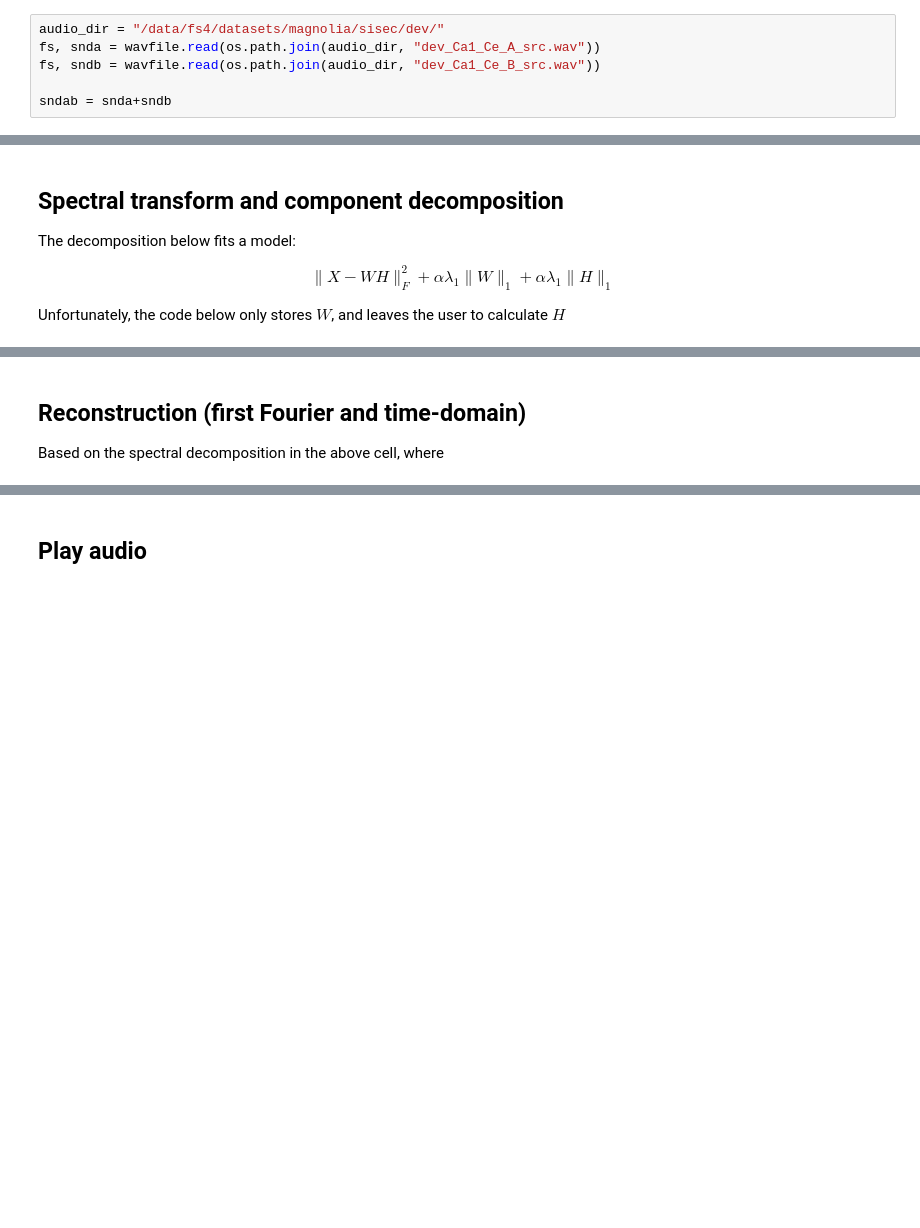
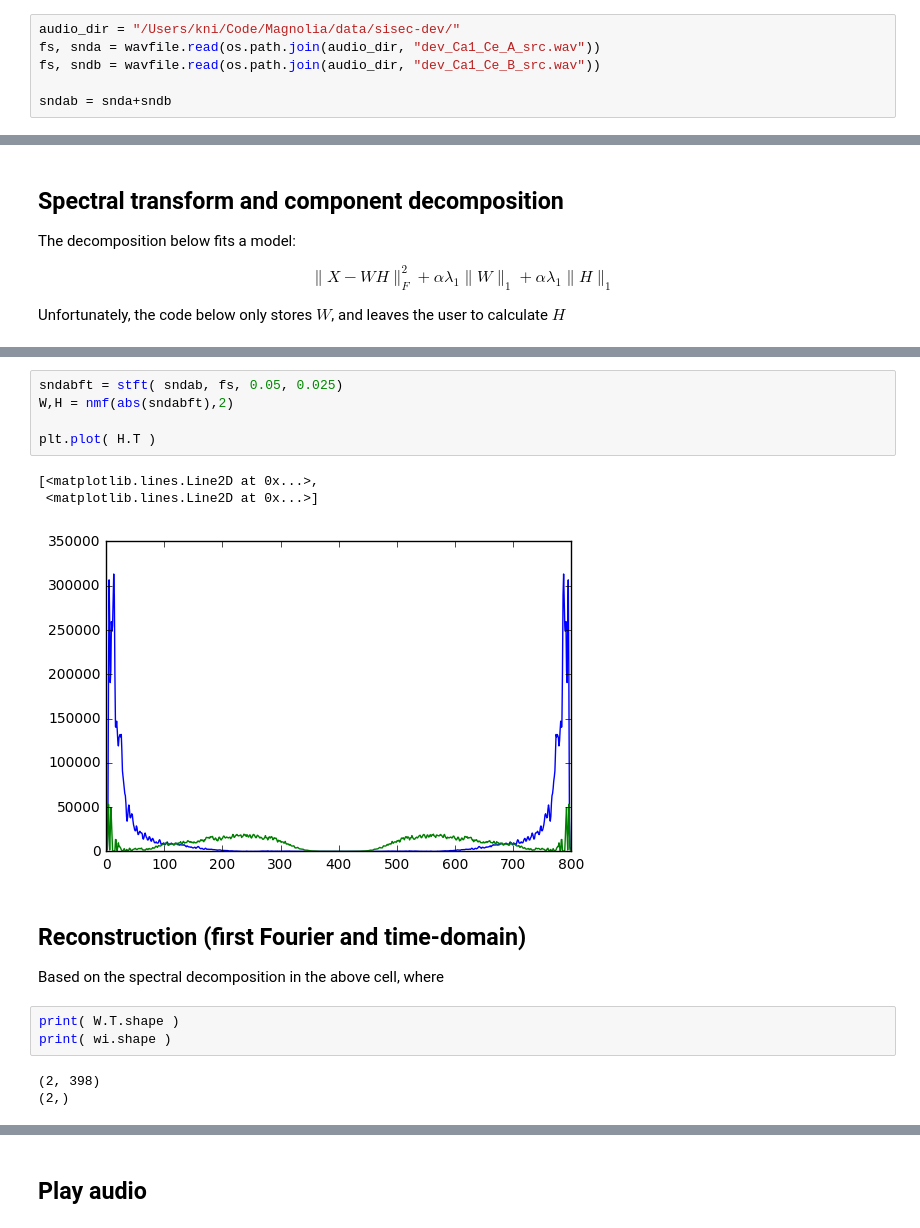
Before and after one commit to Lab41/Magnolia, a Jupyter notebook: src/factorization/implemented-nmf.ipynb, the cells around one changed output, grey strips where cells are left out. Cells and saved outputs as stored; diff of their text form; blank space fills up the shorter version.

```diff
--- a/src/factorization/implemented-nmf.ipynb
+++ b/src/factorization/implemented-nmf.ipynb
@@ -21,7 +17,7 @@ Using gpu device 0: GeForce GTX TITAN X (CNMeM is disabled, cuDNN 5110)
 # %% [markdown]
 ## Read in the data
 # %%
-audio_dir = "/data/fs4/datasets/magnolia/sisec/dev/"
+audio_dir = "/Users/kni/Code/Magnolia/data/sisec-dev/"
 fs, snda = wavfile.read(os.path.join(audio_dir, "dev_Ca1_Ce_A_src.wav"))
 fs, sndb = wavfile.read(os.path.join(audio_dir, "dev_Ca1_Ce_B_src.wav"))
 
@@ -107,5 +71,20 @@ KeyboardInterrupt:
+# %%
+sndabft = stft( sndab, fs, 0.05, 0.025)
+W,H = nmf(abs(sndabft),2)
+
+plt.plot( H.T )
+# %% [output]
+[<matplotlib.lines.Line2D at 0x...>,
+ <matplotlib.lines.Line2D at 0x...>]
+[figure, added]
 # %% [markdown]
 ## Reconstruction (first Fourier and time-domain)
 
 Based on the spectral decomposition in the above cell, where
+# %%
+print( W.T.shape )
+print( wi.shape )
+# %% [output]
+(2, 398)
+(2,)
 # %%
```
Also changed, not shown: parts of 5 cells of this notebook, 2 other files.
